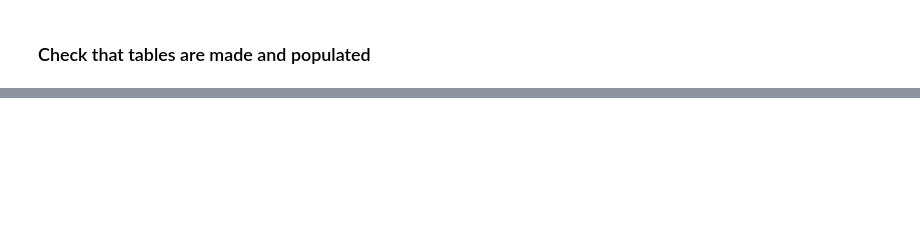
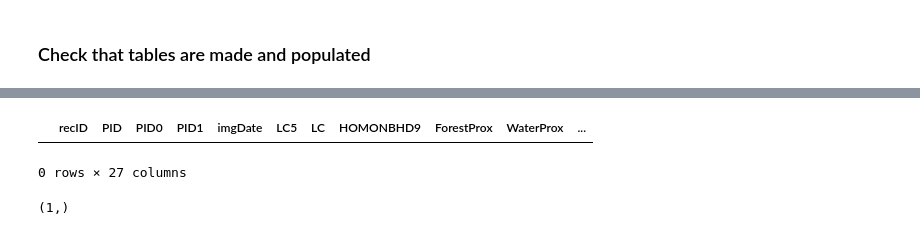
Before and after one commit to klwalker-sb/collectcube, a Jupyter notebook: notebooks/1_Create_db.ipynb, the cells around one changed output, grey strips where cells are left out. Cells and saved outputs as stored; diff of their text form; code cells hidden in the pictures; blank space fills up the shorter version.

```diff
--- a/notebooks/1_Create_db.ipynb
+++ b/notebooks/1_Create_db.ipynb
@@ -77,0 +81,17 @@ df.head()
+# %%
+with engine.connect() as con:
+    df = pd.read_sql_table('PixelVerification', con)
+df.head()
+# %% [output]
+|  | recID | PID | PID0 | PID1 | imgDate | LC5 | LC | HOMONBHD9 | ForestProx | WaterProx | ... |
+0 rows × 27 columns
+# %%
+## first record:
+with engine.connect() as conn:
+    pixvar = Table('PixelVerification', MetaData(), autoload_with=engine)
+    query = sa.insert(pixvar).values(PID='0_0', PID0=0, PID1=0)
+    go = conn.execute(query)
+    conn.commit()
+print(go.inserted_primary_key)
+# %% [output]
+(1,)
```
Also changed, not shown: parts of 6 cells of this notebook, 8 other files.
